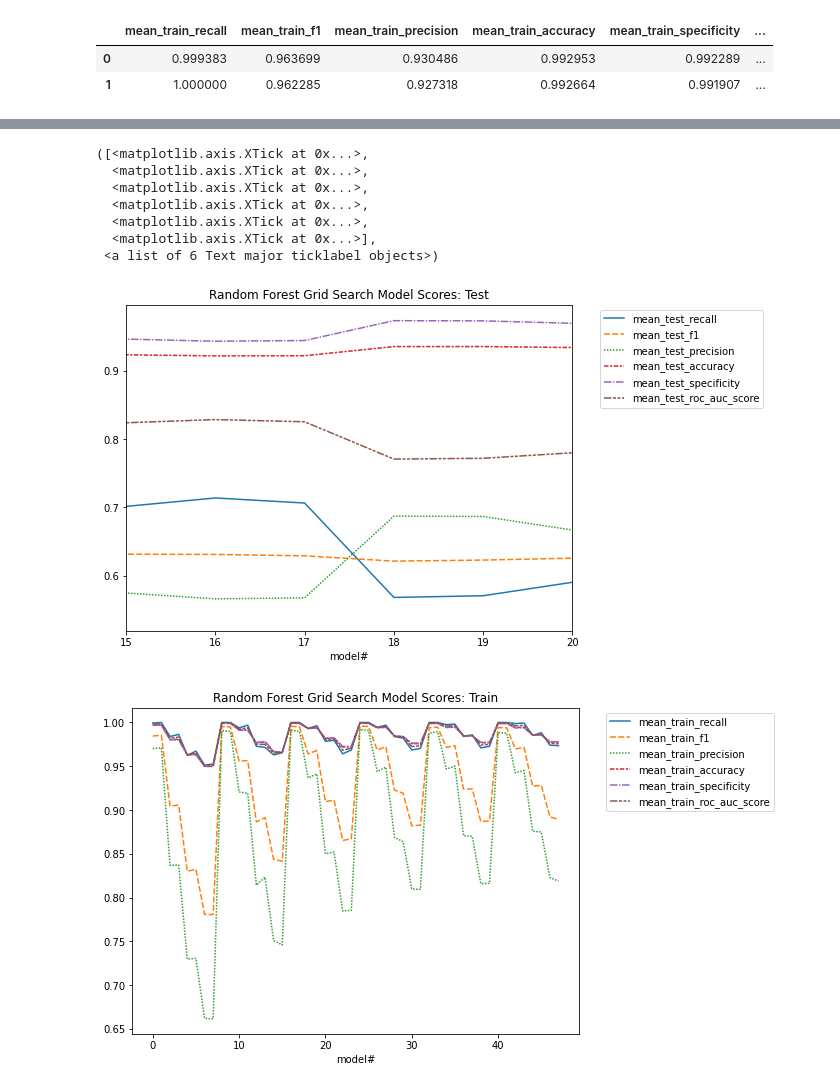
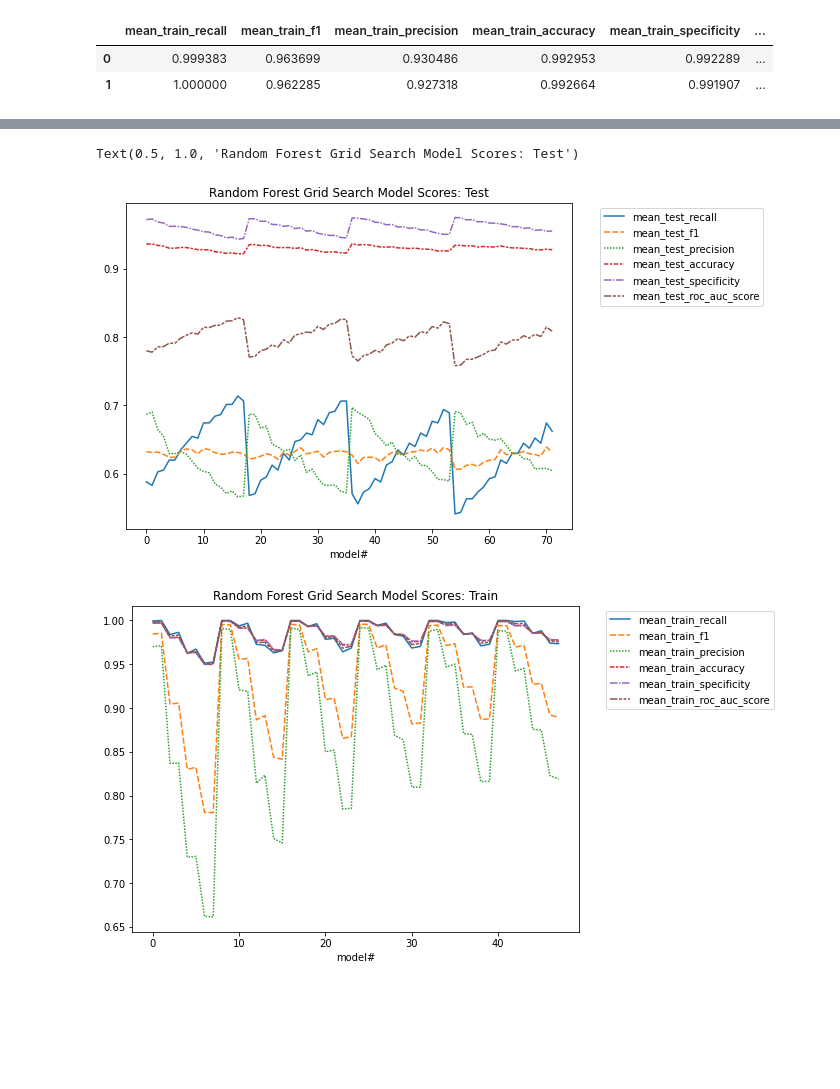
Before and after one commit to microwolf/capstone_healthcare_fraud, a Jupyter notebook: contributors/lu/scripts/Models.ipynb, the cells around one changed output, grey strips where cells are left out. Saved outputs shown, nothing was run; the diff lists cells and outputs as text; code cells hidden in the pictures; blank space fills up the shorter version.

```diff
--- a/contributors/lu/scripts/Models.ipynb
+++ b/contributors/lu/scripts/Models.ipynb
@@ -70,0 +76,4 @@ df_dum['PotentialFraud'] = np.where(df_num_dum['PotentialFraud']=='Yes', 1, 0)
+# %%
+normalize_cols = df[df.applymap(np.isreal)].dropna(axis=1).columns.to_list()
+df_norm_part = pd.DataFrame(normalize(df[normalize_cols]), columns=normalize_cols, index=df.index)
+df_norm_part.head(2)
@@ -70,0 +85,5 @@ df_dum['PotentialFraud'] = np.where(df_num_dum['PotentialFraud']=='Yes', 1, 0)
+# %%
+df_dum.drop(df_dum[normalize_cols], axis = 1, inplace = True)
+# %%
+df_dum_norm = df_dum.merge(df_norm_part, left_index=True, right_index=True)
+df_dum_norm.shape
@@ -95,8 +116,8 @@ df_dum['PotentialFraud'] = np.where(df_num_dum['PotentialFraud']=='Yes', 1, 0)
 # %% [markdown]
 ## split train-test
 # %%
-x = df_dum.drop(['PotentialFraud'], axis = 1)
-y = df_dum.PotentialFraud
+x = df_dum_norm.drop(['PotentialFraud'], axis = 1)
+y = df_dum_norm.PotentialFraud
 xtrain, xtest, ytrain, ytest = train_test_split(x, y, test_size=0.2, random_state=4, stratify=y)
 # %%
 # for flag 1,0
@@ -625,24 +750,18 @@ display(rf_grid_fine_scores_train.head(2))
 # %%
 # Test Scoring Plot
 plt.figure(figsize=(8,6))
 sns.lineplot(data =rf_grid_fine_scores_test)
 plt.legend(bbox_to_anchor=(1.05,1), loc=2)
 # plt.xlim(0,20)
 # plt.xticks(np.arange(0,21,1))
 plt.xlabel('model#')
 plt.title('Random Forest Grid Search Model Scores: Test')
-plt.xlim(15,20)
-plt.xticks(range(15,21,1))
-# plt.savefig('../output/rf_grid_fine_scores_test1.png')
+# plt.xlim(15,25)
+# plt.xticks(range(15,26,1))
+# plt.savefig('../output/rf_grid_fine_scores_test1_zoom.png')
 # %% [output]
-([<matplotlib.axis.XTick at 0x...>,
-  <matplotlib.axis.XTick at 0x...>,
-  <matplotlib.axis.XTick at 0x...>,
-  <matplotlib.axis.XTick at 0x...>,
-  <matplotlib.axis.XTick at 0x...>,
-  <matplotlib.axis.XTick at 0x...>],
- <a list of 6 Text major ticklabel objects>)
+Text(0.5, 1.0, 'Random Forest Grid Search Model Scores: Test')
-[figure, old version]
+[figure, new version]
 # %%
 # Train Scoring Plot
 plt.figure(figsize=(8,6))
```
Also changed, not shown: parts of 24 cells of this notebook, 2 other files.
